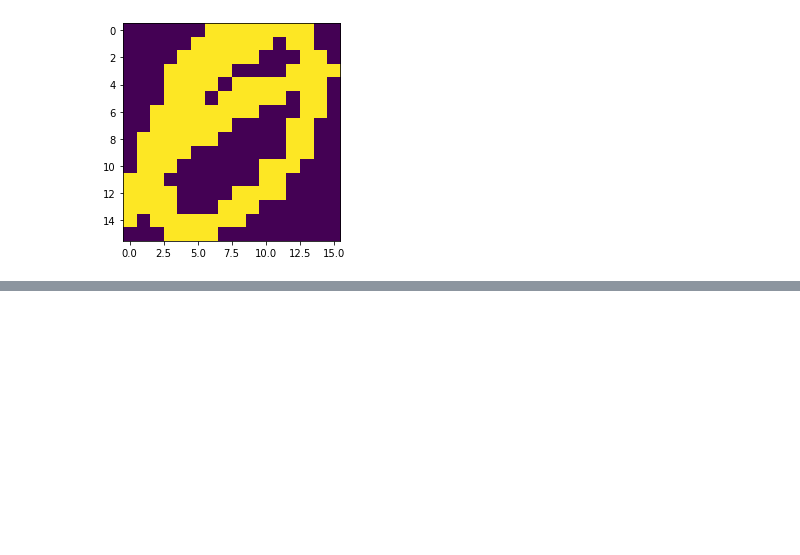
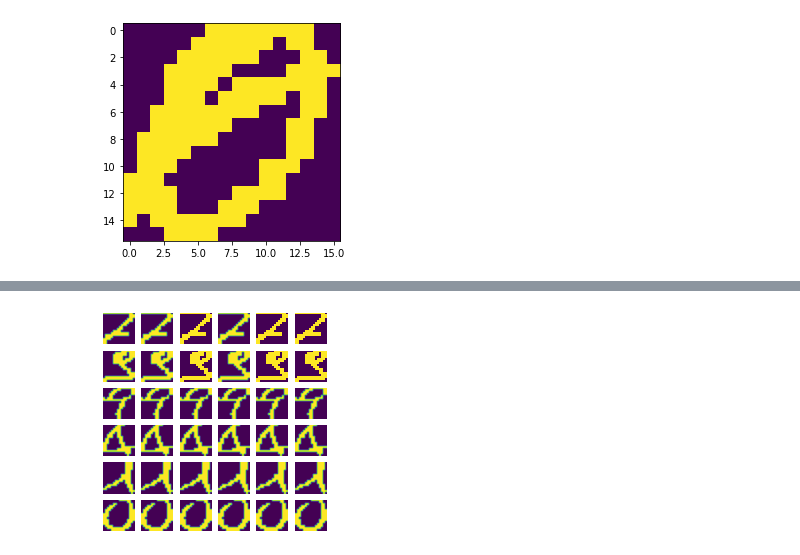
Before and after one commit to mosemb/Assignments_Wellbeing-Technologies, a Jupyter notebook: Assignment3/Assignment_3.ipynb, the cells around one changed output, grey strips where cells are left out. Cells and saved outputs as stored; diff of their text form; code cells hidden in the pictures; blank space fills up the shorter version.

```diff
--- a/Assignment3/Assignment_3.ipynb
+++ b/Assignment3/Assignment_3.ipynb
@@ -694,0 +691,4 @@ array([3, 3, 9, 2, 4, 6, 9, 2, 9, 3, 2, 1, 8, 9, 3, 3, 2, 9, 4, 9, 1, 9,
+# %%
+vis_images(twos,4,X_test)
+# %% [output]
+[figure, added]
```
Also changed, not shown: parts of 46 cells of this notebook, 2 other files.
